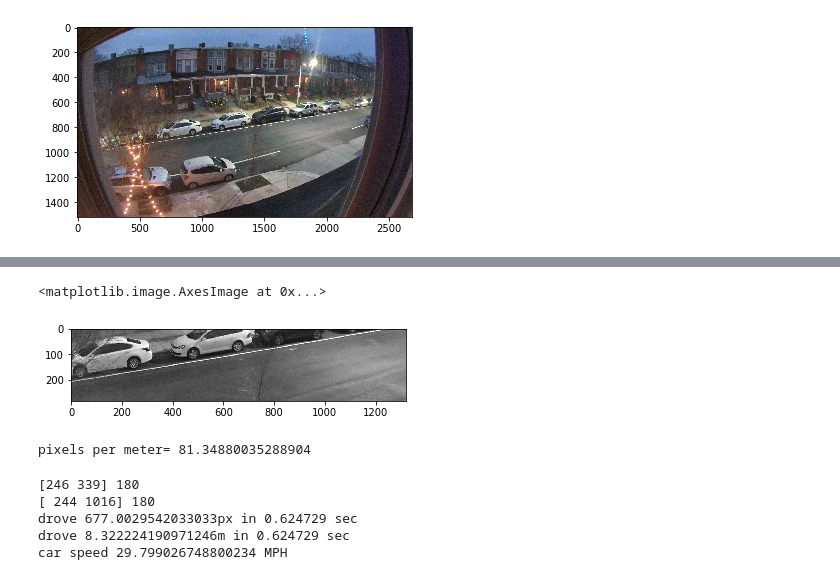
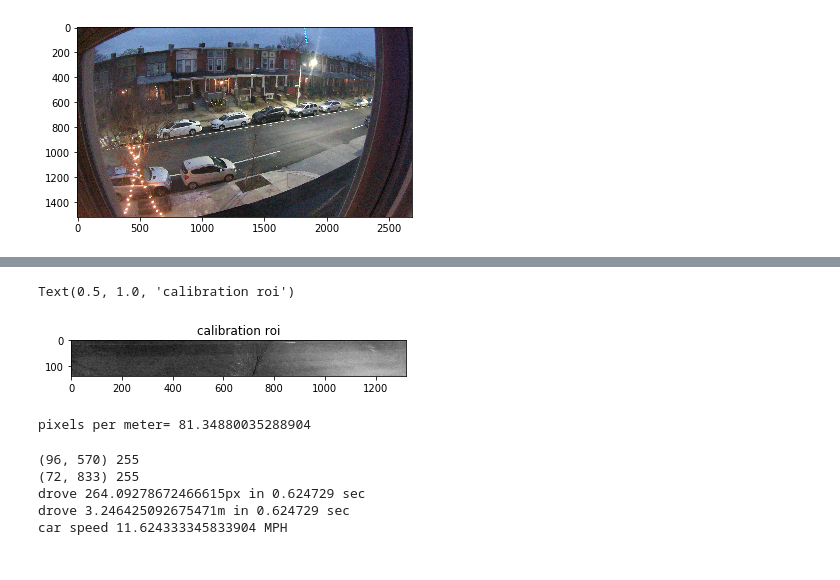
Before and after one commit to kylefritz/speed-cam, a Jupyter notebook: computing-speed.ipynb, the cells around one changed output, grey strips where cells are left out. Cells and saved outputs as stored; diff of their text form; code cells hidden in the pictures.

```diff
--- a/computing-speed.ipynb
+++ b/computing-speed.ipynb
@@ -19,0 +22,5 @@ plt.imshow(cal, cmap='gray')
+# %%
+ROTATE_ANGLE = -9
+rotated_cal = imutils.rotate(cal, angle=ROTATE_ANGLE) # rotate
+plt.imshow(rotated_cal, cmap='gray')
+plt.title("rotated");
@@ -20,11 +29,14 @@ plt.imshow(cal, cmap='gray')
 # %%
 # crop to ROI
-get_roi= lambda im: im[706:990, 680:2000]
+def get_roi(im):
+    rotated = imutils.rotate(im, angle=ROTATE_ANGLE) # rotate
+    return rotated[810:950, 680:2000] # clip
 cal_roi = get_roi(cal)
 plt.imshow(cal_roi, cmap='gray')
+plt.title('calibration roi')
 # %% [output]
-<matplotlib.image.AxesImage at 0x...>
+Text(0.5, 1.0, 'calibration roi')
-[figure, old version]
+[figure, new version]
 # %%
 import numpy as np
 car_p1 = np.array([745, 881])
@@ -64,33 +76,31 @@ def read_roi(path):
 def subtract_bg(roi, cal):
     return roi - cal
 
-TOO_HIGH = 180
+TOO_HIGH = 250
 def low_pass(no_bg):
     no_bg[no_bg > TOO_HIGH] = 0 # filter out too high values
     return no_bg
 
 def read_roi_and_process(path, cal):
     roi = read_roi(path)
-    no_bg = subtract_bg(roi, cal)
-    return low_pass(no_bg)
+#     no_bg = subtract_bg(roi, cal)
+#     lp = low_pass(roi)
+    return roi
+
 
 # find the max value (maybe headlight?)
 def get_max_in_roi(path, cal):
     roi = read_roi_and_process(path, cal)
-#     print(np.argmax(roi))
-#     print(np.unravel_index(np.argmax(roi), roi.shape))
-    v_max = 0
-    p = [-1, -1]
-    for x in range(0, roi.shape[0]):
-        for y in range(0, roi.shape[1]):
-            v = roi[x, y]
-            if v >= v_max:
-                p = [x, y]
-                v_max = v
-    return (np.array(p), v_max)
-#     r = np.max(np.argmax(roi, axis=0))
-#     c = np.max(np.argmax(roi, axis=1))
-#     return (np.array([r, c]), roi[r, c] )
+    max_v, max_idx = 0, None
+    shape = roi.shape
+    for r in range(0, shape[0]):
+        for c in range(0, shape[1]):
+            idx = (r, c)
+            v = roi[idx]
+            if v > max_v:
+                max_v = v
+                max_idx = idx
+    return (max_idx, max_v)
 
 delta_t = t1 - t0
 
@@ -98,10 +108,10 @@ delta_t = t1 - t0
 p0, v0 = get_max_in_roi(paths[0], cal_roi)
 p1, v1 = get_max_in_roi(paths[1], cal_roi)
 
-print(p0, v0) # these are wrong!!!
-print(p1, v1) # need to draw on image
+print(p0, v0)
+print(p1, v1)
 
-delta_p_pixels = np.linalg.norm(p1 - p0)
+delta_p_pixels = np.linalg.norm(np.array(p1) - np.array(p0))
 print("drove {}px in {} sec".format(delta_p_pixels, delta_t.total_seconds()))
 
 delta_p_m = px_2_m(delta_p_pixels)
@@ -110,8 +120,8 @@ print("drove {}m in {} sec".format(delta_p_m, delta_t.total_seconds()))
 speed_m = delta_p_m / delta_t.total_seconds()
 print("car speed {} MPH".format(mps_2_mph(speed_m)))
 # %% [output]
-[246 339] 180
-[ 244 1016] 180
-drove 677.0029542033033px in 0.624729 sec
-drove 8.322224190971246m in 0.624729 sec
-car speed 29.799026748800234 MPH
+(96, 570) 255
+(72, 833) 255
+drove 264.09278672466615px in 0.624729 sec
+drove 3.246425092675471m in 0.624729 sec
+car speed 11.624333345833904 MPH
```
Also changed, not shown: parts of 8 cells of this notebook.
